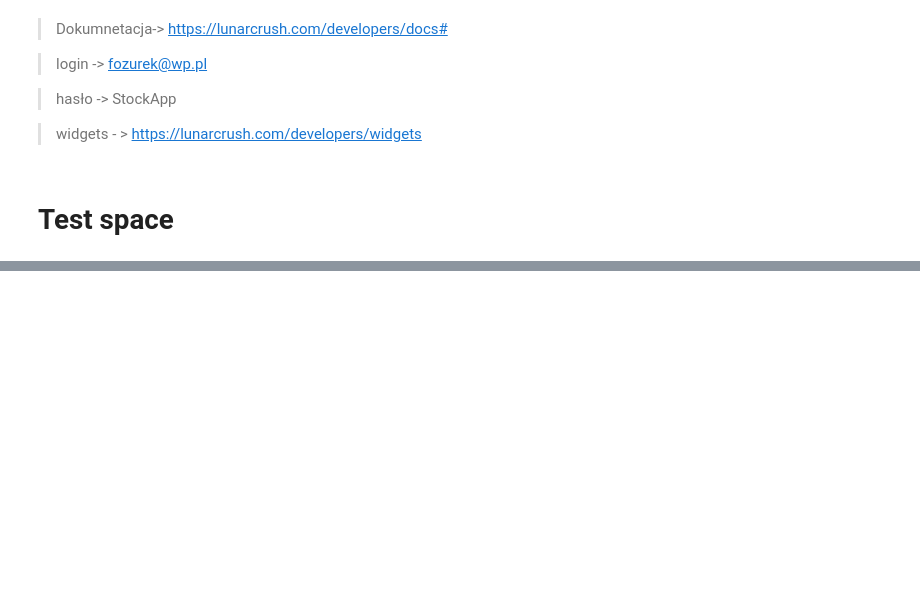
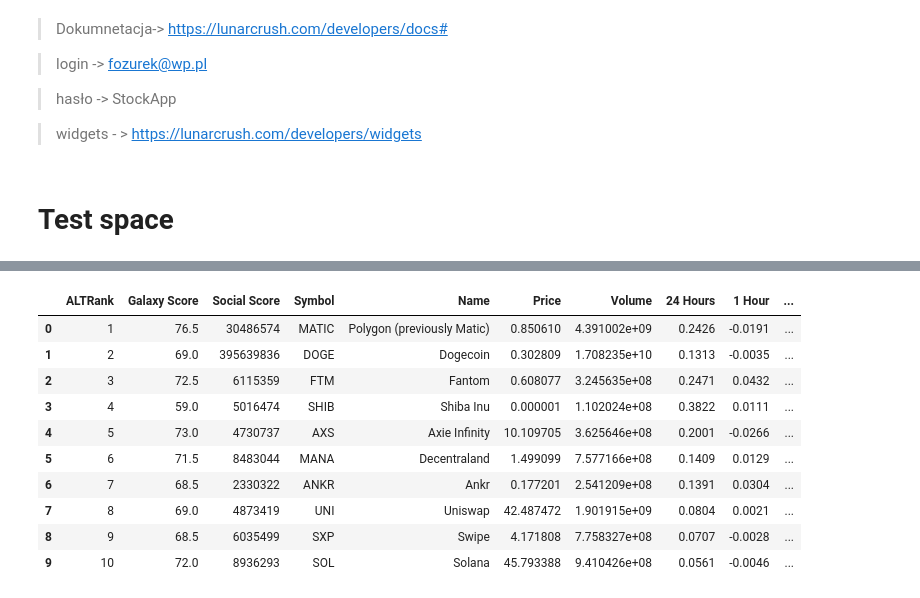
Before and after one commit to maslana146/StockApp, a Jupyter notebook: StockApp.ipynb, the cells around one changed output, grey strips where cells are left out. Cells and saved outputs as stored; diff of their text form; code cells hidden in the pictures; blank space fills up the shorter version.

Commit message:
Table

```diff
--- a/StockApp.ipynb
+++ b/StockApp.ipynb
@@ -107,0 +67,35 @@ app.run_server(mode='inline')
+# %%
+def get_n_top_coins(n=10):
+    url = 'https://api.lunarcrush.com/v2?data=market&key=39o5gbbtx7n1gxkvnhf6na&limit={}&sort=acr&type=fast'.format(n)
+    response = requests.get(url).json()
+    df = pd.json_normalize(response['data'])
+    df.rename(columns={
+        's': 'Symbol',
+        'n': 'Name',
+        'p': 'Price',
+        'v': 'Volume',
+        'pc': '24 Hours',
+        'pch': '1 Hour',
+        'mc': 'Market Cap',
+        'gs': 'Galaxy Score',
+        'ss': 'Social Score',
+        'acr': 'ALTRank',
+        }, inplace=True)
+    df['24 Hours'] = df['24 Hours'].div(100).round(4)
+    df['1 Hour'] = df['1 Hour'].div(100).round(4)
+
+    return df[['ALTRank','Galaxy Score','Social Score','Symbol','Name','Price','Volume','24 Hours','1 Hour','Market Cap']]
+# %%
+get_n_top_coins(10)
+# %% [output]
+|  | ALTRank | Galaxy Score | Social Score | Symbol | Name | Price | Volume | 24 Hours | 1 Hour | ... |
+| 0 | 1 | 76.5 | 30486574 | MATIC | Polygon (previously Matic) | 0.850610 | 4.391002e+09 | 0.2426 | -0.0191 | ... |
+| 1 | 2 | 69.0 | 395639836 | DOGE | Dogecoin | 0.302809 | 1.708235e+10 | 0.1313 | -0.0035 | ... |
+| 2 | 3 | 72.5 | 6115359 | FTM | Fantom | 0.608077 | 3.245635e+08 | 0.2471 | 0.0432 | ... |
+| 3 | 4 | 59.0 | 5016474 | SHIB | Shiba Inu | 0.000001 | 1.102024e+08 | 0.3822 | 0.0111 | ... |
+| 4 | 5 | 73.0 | 4730737 | AXS | Axie Infinity | 10.109705 | 3.625646e+08 | 0.2001 | -0.0266 | ... |
+| 5 | 6 | 71.5 | 8483044 | MANA | Decentraland | 1.499099 | 7.577166e+08 | 0.1409 | 0.0129 | ... |
+| 6 | 7 | 68.5 | 2330322 | ANKR | Ankr | 0.177201 | 2.541209e+08 | 0.1391 | 0.0304 | ... |
+| 7 | 8 | 69.0 | 4873419 | UNI | Uniswap | 42.487472 | 1.901915e+09 | 0.0804 | 0.0021 | ... |
+| 8 | 9 | 68.5 | 6035499 | SXP | Swipe | 4.171808 | 7.758327e+08 | 0.0707 | -0.0028 | ... |
+| 9 | 10 | 72.0 | 8936293 | SOL | Solana | 45.793388 | 9.410426e+08 | 0.0561 | -0.0046 | ... |
```
Also changed, not shown: parts of 5 cells of this notebook.
